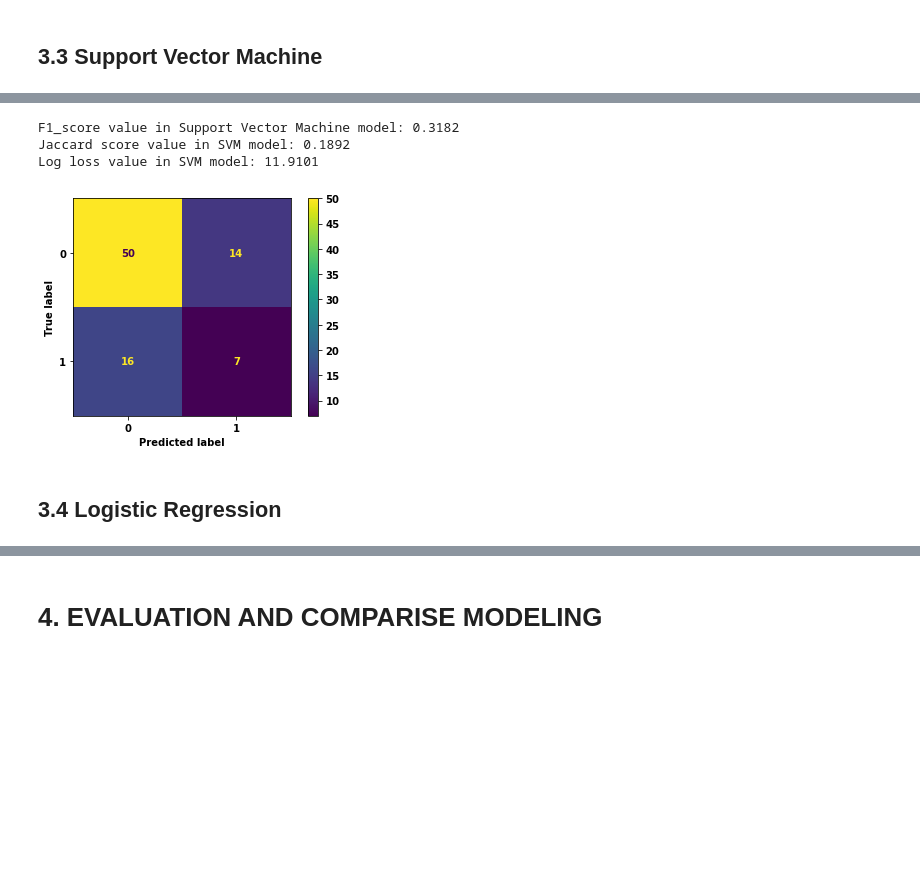
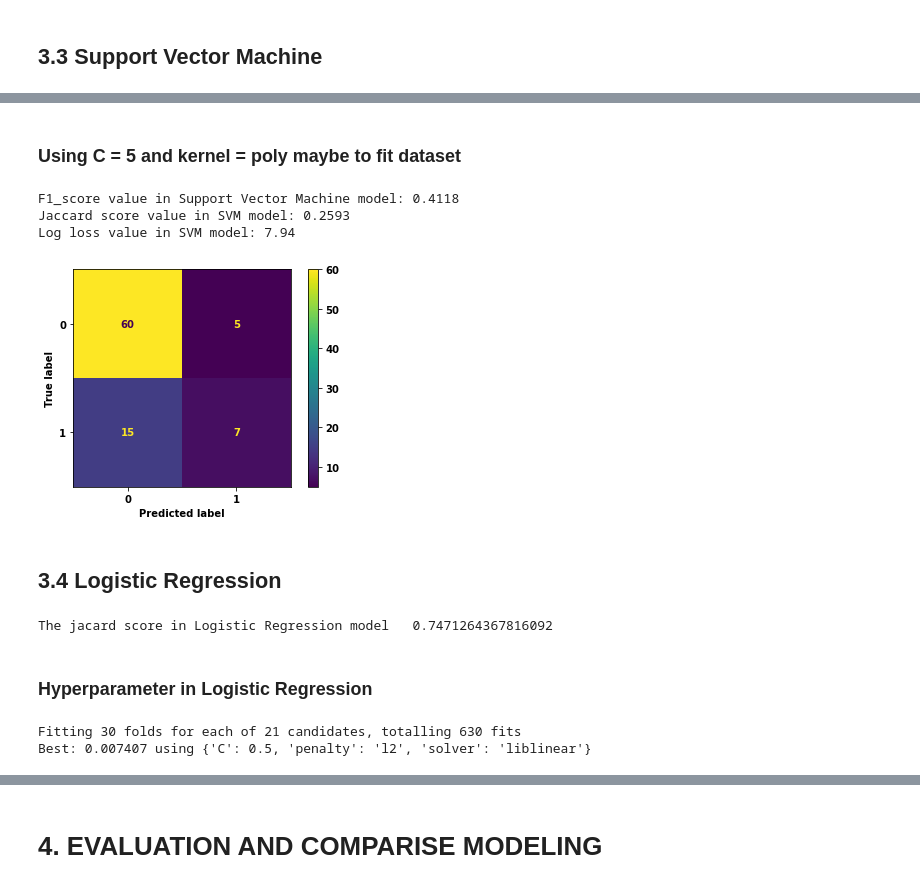
Before and after one commit to lmman724/Classfication_Loan-Status_ML, a Jupyter notebook: Project_classification_customer_Banking.ipynb, the cells around one changed output, grey strips where cells are left out. Drawn from its saved outputs; the diff is of its cells as text; code cells hidden in the pictures; blank space fills up the shorter version.

Commit message:
Update code in hyperparameter turing in 4 model.

```diff
--- a/Project_classification_customer_Banking.ipynb
+++ b/Project_classification_customer_Banking.ipynb
@@ -481,0 +535,14 @@ y_pred_svm = SVM_model.predict(x_test)
+# %%
+param_grid = {'C': [0.01, 0.1, 0.5, 1,3, 5, 10],
+              'kernel': ["rbf", "linear", "poly"]}
+SVM_model_grid = SVC()
+
+grid_SVM = GridSearchCV(SVM_model_grid,
+                        param_grid,
+                        refit = True,
+                        verbose = 3,
+                        scoring = "f1")
+
+grid_SVM.fit(x_train, y_train)
+
+print("Best: %f using %s" % (grid_SVM.best_score_, grid_SVM.best_params_))
@@ -482,3 +567,11 @@ y_pred_svm = SVM_model.predict(x_test)
+# %% [markdown]
+### Using C = 5 and kernel = poly maybe to fit dataset
+# %%
+svm_model = SVC(C = 5, kernel = "poly")
+
+svm_model.fit(x_train, y_train)
+
+y_pred_svm =svm_model.predict(x_test)
 # %%
 f1_score_svm = f1_score(y_test, y_pred_svm)
 jaccard_score_svm = jaccard_score(y_test, y_pred_svm)
@@ -488,13 +581,13 @@ print("F1_score value in Support Vector Machine model:", round(f1_score_svm, 4))
 print("Jaccard score value in SVM model:", round(jaccard_score_svm, 4))
 print("Log loss value in SVM model:", round(log_loss_svm, 4))
 # %% [output]
-F1_score value in Support Vector Machine model: 0.3182
-Jaccard score value in SVM model: 0.1892
-Log loss value in SVM model: 11.9101
+F1_score value in Support Vector Machine model: 0.4118
+Jaccard score value in SVM model: 0.2593
+Log loss value in SVM model: 7.94
 # %%
-confusion_matrix_svm = plot_confusion_matrix(SVM_model, x_test, y_test)
+confusion_matrix_svm = plot_confusion_matrix(svm_model, x_test, y_test)
 # %% [output]
-[figure, old version]
+[figure, new version]
 # %% [markdown]
 ## 3.4 Logistic Regression
 # %%
@@ -506,0 +600,34 @@ y_pred_logistic = log_reg_model.predict(x_test)
+# %%
+print("The jacard score in Logistic Regression model  ",accuracy_score(y_test, y_pred_logistic_test))
+# %% [output]
+The jacard score in Logistic Regression model   0.7471264367816092
+# %% [markdown]
+### Hyperparameter in Logistic Regression
+# %%
+model_logistic = LogisticRegression()
+
+solvers = ['newton-cg', 'lbfgs', 'liblinear']
+
+penalty = ['l2']
+
+c_values = [0.01, 0.1, 0.5, 1, 2, 5, 10]
+
+# define grid search
+grid = dict(solver = solvers, penalty = penalty, C = c_values)
+
+cv = RepeatedStratifiedKFold(n_splits = 10, n_repeats = 3, random_state  =1)
+
+grid_search = GridSearchCV(estimator = model_logistic,
+                           param_grid = grid,
+                           n_jobs = -1,
+                           cv = cv,
+                           refit = True,
+                           scoring = 'f1',
+                           verbose = 3)
+
+grid_result_logistic = grid_search.fit(x_train, y_train)
+
+print("Best: %f using %s" % (grid_result_logistic.best_score_, grid_result_logistic.best_params_))
+# %% [output]
+Fitting 30 folds for each of 21 candidates, totalling 630 fits
+Best: 0.007407 using {'C': 0.5, 'penalty': 'l2', 'solver': 'liblinear'}
```
Also changed, not shown: parts of 39 cells of this notebook, 1 other file.
